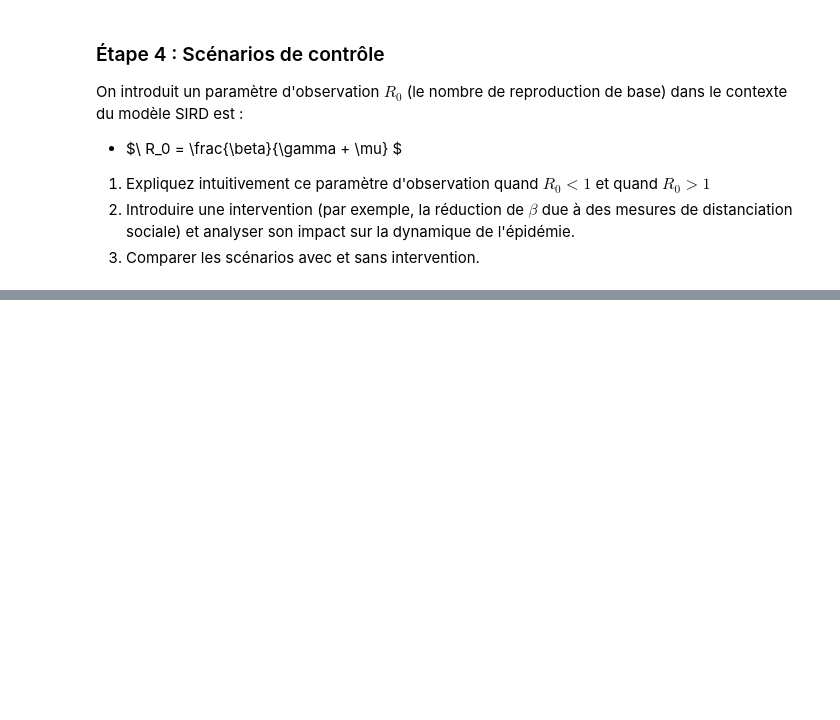
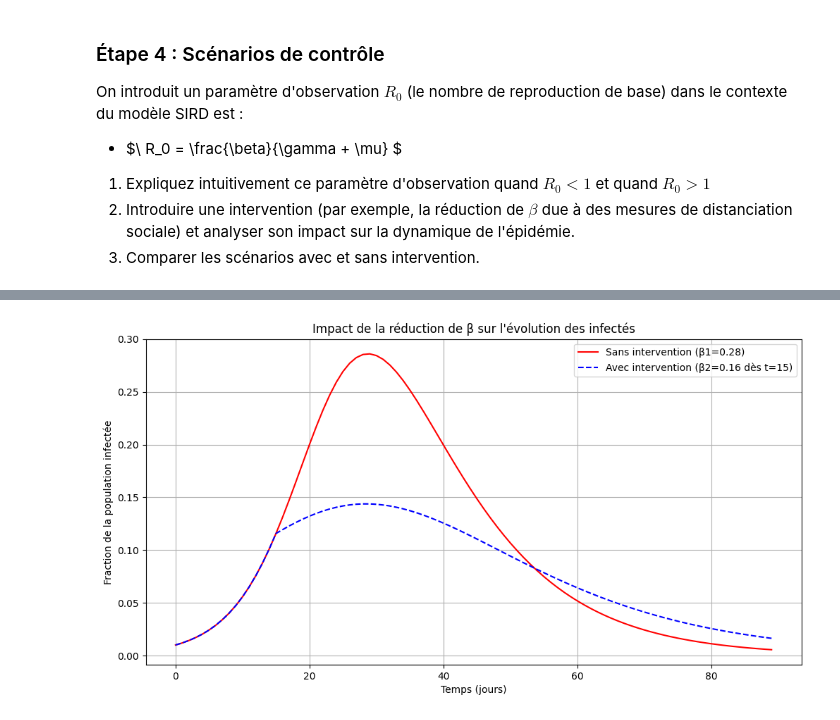
Before and after one commit to justmarruecos/sird, a Jupyter notebook: modèle_épidémiologique_SIRD.ipynb, the cells around one changed output, grey strips where cells are left out. Cells and saved outputs as stored; diff of their text form; code cells hidden in the pictures; blank space fills up the shorter version.

```diff
--- a/modèle_épidémiologique_SIRD.ipynb
+++ b/modèle_épidémiologique_SIRD.ipynb
@@ -122,16 +123,18 @@ Voici les valeurs possible pour le triplet $\beta$, $\gamma$ et $\mu$ :
 4. Visualisez sur un même graphique les résultats de votre modèle théorique optimal et les données empiriques.
 **Rappel** : Ici $t$ est en jour, donc si votre pas est égale à 0.01, il vous faut effectuer 100 pas pour simuler toute une journée
 # %%
-# import pandas
-
-# ground_truth = pandas.read_csv("sird_dataset.csv")
-
-from google.colab import drive
-drive.mount('/content/drive')
-
 import pandas as pd
 
-file_path = '/content/drive/My Drive/sird_dataset (1).csv'
-ground_truth = pd.read_csv(file_path)
+ground_truth = pd.read_csv("sird_dataset.csv")
 
 print(ground_truth.head())
+
+# from google.colab import drive
+# drive.mount('/content/drive')
+
+# import pandas as pd
+
+# file_path = '/content/drive/My Drive/sird_dataset (1).csv'
+# ground_truth = pd.read_csv(file_path)
+
+# print(ground_truth.head())
@@ -219,0 +230,63 @@ On introduit un paramètre d'observation $R_0$ (le nombre de reproduction de bas
+# %%
+def euler_sird_intervention(beta, gamma, mu, step, nb_jours, intervention=None, beta_intervention=None):
+
+    # Conditions initiaux
+    time = [0]
+    S, I, R, D = [0.99], [0.01], [0.0], [0.0]
+    nb_points = int(nb_jours / step)
+
+    # Boucle euler
+    for _ in range(1, nb_points):
+        new_time = time[-1] + step
+
+        # réduction de β après l'intervention
+        if intervention is not None and new_time >= intervention:
+            beta = beta_intervention if beta_intervention is not None else beta
+
+        # équations SIRD
+        new_S = S[-1] - beta * S[-1] * I[-1] * step
+        new_I = I[-1] + (beta * S[-1] * I[-1] - gamma * I[-1] - mu * I[-1]) * step
+        new_R = R[-1] + gamma * I[-1] * step
+        new_D = D[-1] + mu * I[-1] * step
+
+        # Ajouter
+        time.append(new_time)
+        S.append(new_S)
+        I.append(new_I)
+        R.append(new_R)
+        D.append(new_D)
+
+    # Échantillonnage
+    time = time[::1000]
+    S, I, R, D = np.array(S[::1000]), np.array(I[::1000]), np.array(R[::1000]), np.array(D[::1000])
+
+    return time, S, I, R, D
+
+
+beta1 = 0.28
+beta2 = 0.16
+gamma = 0.09
+mu = 0.008
+S0, I0, R0, D0 = 0.99, 0.01, 0.0, 0.0
+step = 0.001
+days = 90
+intervention_day = 15
+
+# Simulation sans intervention
+time_no_control, S_no_control, I_no_control, R_no_control, D_no_control = euler_sird_intervention(beta1, gamma, mu, step, days)
+
+# Simulation avec intervention
+time_control, S_control, I_control, R_control, D_control = euler_sird_intervention(beta1, gamma, mu, step, days, intervention=intervention_day, beta_intervention=beta2)
+
+# Tracé des courbes comparatives
+plt.figure(figsize=(12, 6))
+plt.plot(time_no_control, I_no_control, 'r-', label="Sans intervention (β1=0.28)")
+plt.plot(time_control, I_control, 'b--', label="Avec intervention (β2=0.16 dès t=15)")
+plt.xlabel("Temps (jours)")
+plt.ylabel("Fraction de la population infectée")
+plt.title("Impact de la réduction de β sur l'évolution des infectés")
+plt.legend()
+plt.grid()
+plt.show()
+# %% [output]
+[figure, added]
```
Also changed, not shown: parts of 9 cells of this notebook.
